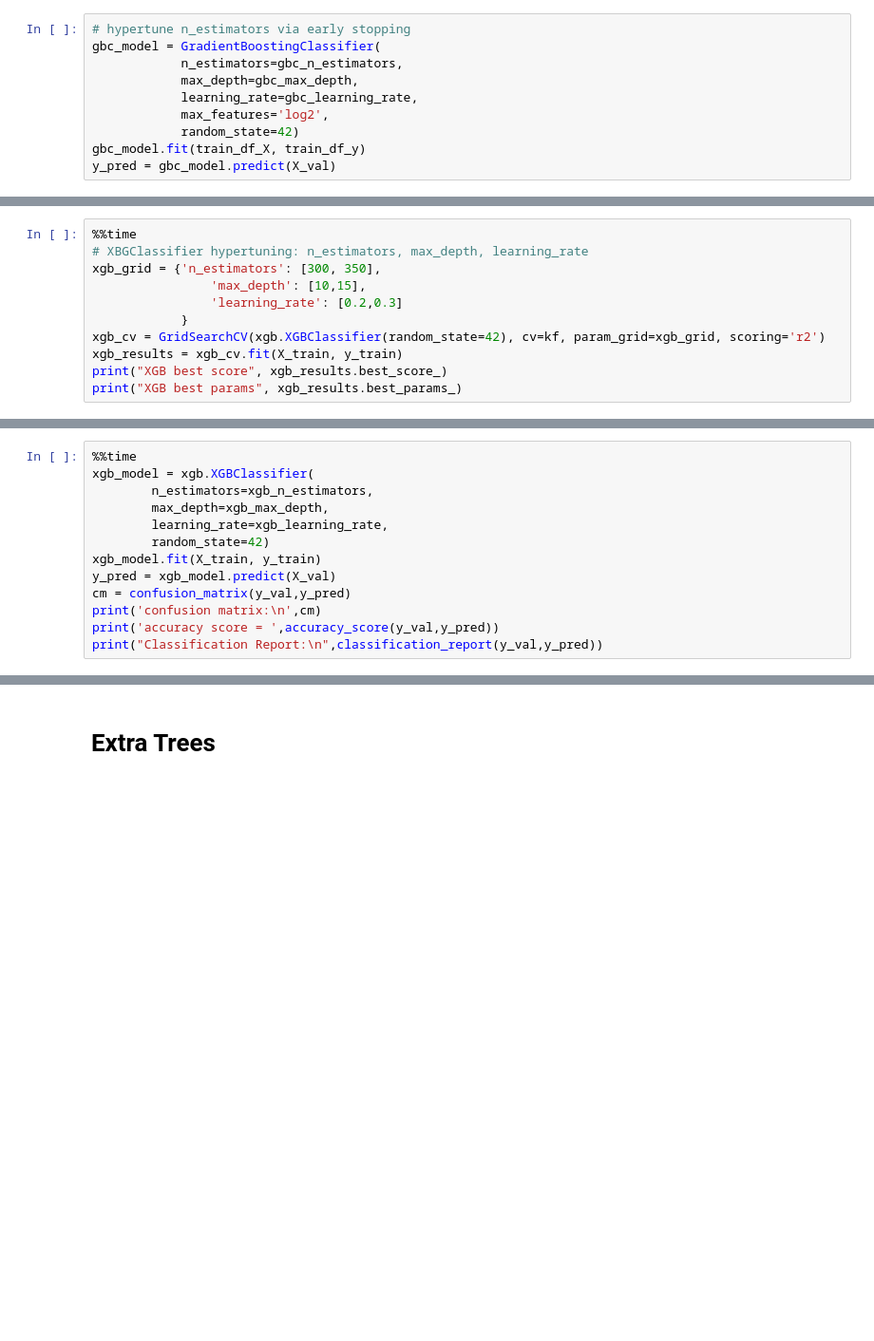
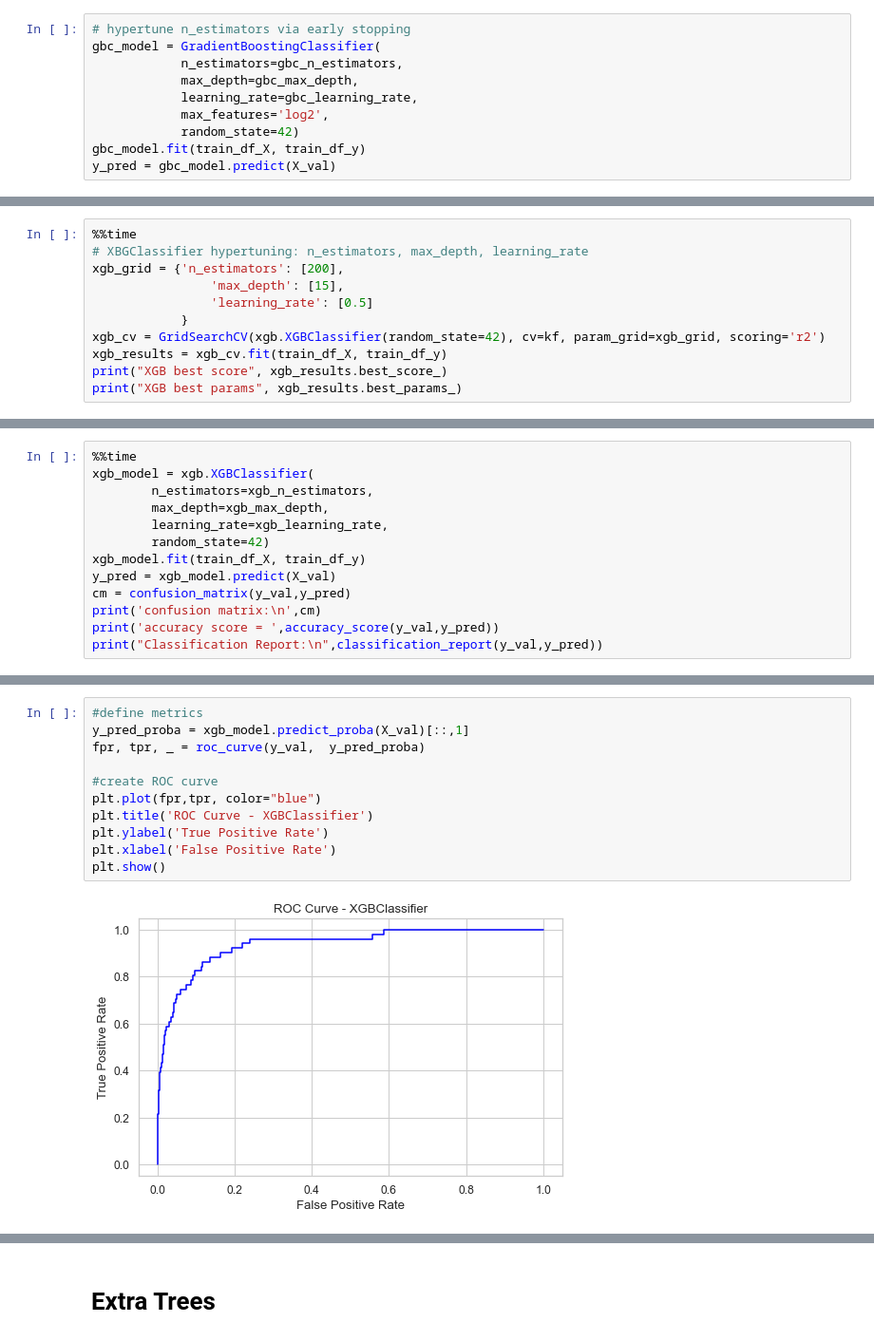
Before and after one commit to ReedBallesterosNU/MSDS-422-DL-Practical-Machine-Learning, a Jupyter notebook: Module-05/Assignment-02/Module 5 Assignment 2 - Company Bankruptcy Prediction (Kaggle)-Edit.ipynb, the cells around one changed output, grey strips where cells are left out. Shown at 95% size. Cells and saved outputs as stored; diff of their text form; blank space fills up the shorter version.

```diff
--- a/Module-05/Assignment-02/Module 5 Assignment 2 - Company Bankruptcy Prediction (Kaggle)-Edit.ipynb
+++ b/Module-05/Assignment-02/Module 5 Assignment 2 - Company Bankruptcy Prediction (Kaggle)-Edit.ipynb
@@ -545,12 +487,12 @@ Wall time: 3.54 s
 # %%
 %%time
 # XBGClassifier hypertuning: n_estimators, max_depth, learning_rate
-xgb_grid = {'n_estimators': [300, 350],
-                'max_depth': [10,15],
-                'learning_rate': [0.2,0.3]
+xgb_grid = {'n_estimators': [200],
+                'max_depth': [15],
+                'learning_rate': [0.5]
             }
 xgb_cv = GridSearchCV(xgb.XGBClassifier(random_state=42), cv=kf, param_grid=xgb_grid, scoring='r2')
-xgb_results = xgb_cv.fit(X_train, y_train)
+xgb_results = xgb_cv.fit(train_df_X, train_df_y)
 print("XGB best score", xgb_results.best_score_)
 print("XGB best params", xgb_results.best_params_)
 # %% [output]
@@ -583,7 +525,7 @@ xgb_model = xgb.XGBClassifier(
         max_depth=xgb_max_depth,
         learning_rate=xgb_learning_rate,
         random_state=42)
-xgb_model.fit(X_train, y_train)
+xgb_model.fit(train_df_X, train_df_y)
 y_pred = xgb_model.predict(X_val)
 cm = confusion_matrix(y_val,y_pred)
 print('confusion matrix:\n',cm)
@@ -593,0 +550,13 @@ NameError: name 'xgb' is not defined
+# %%
+#define metrics
+y_pred_proba = xgb_model.predict_proba(X_val)[::,1]
+fpr, tpr, _ = roc_curve(y_val,  y_pred_proba)
+
+#create ROC curve
+plt.plot(fpr,tpr, color="blue")
+plt.title('ROC Curve - XGBClassifier')
+plt.ylabel('True Positive Rate')
+plt.xlabel('False Positive Rate')
+plt.show()
+# %% [output]
+[figure, added]
```
Also changed, not shown: parts of 21 cells of this notebook.
